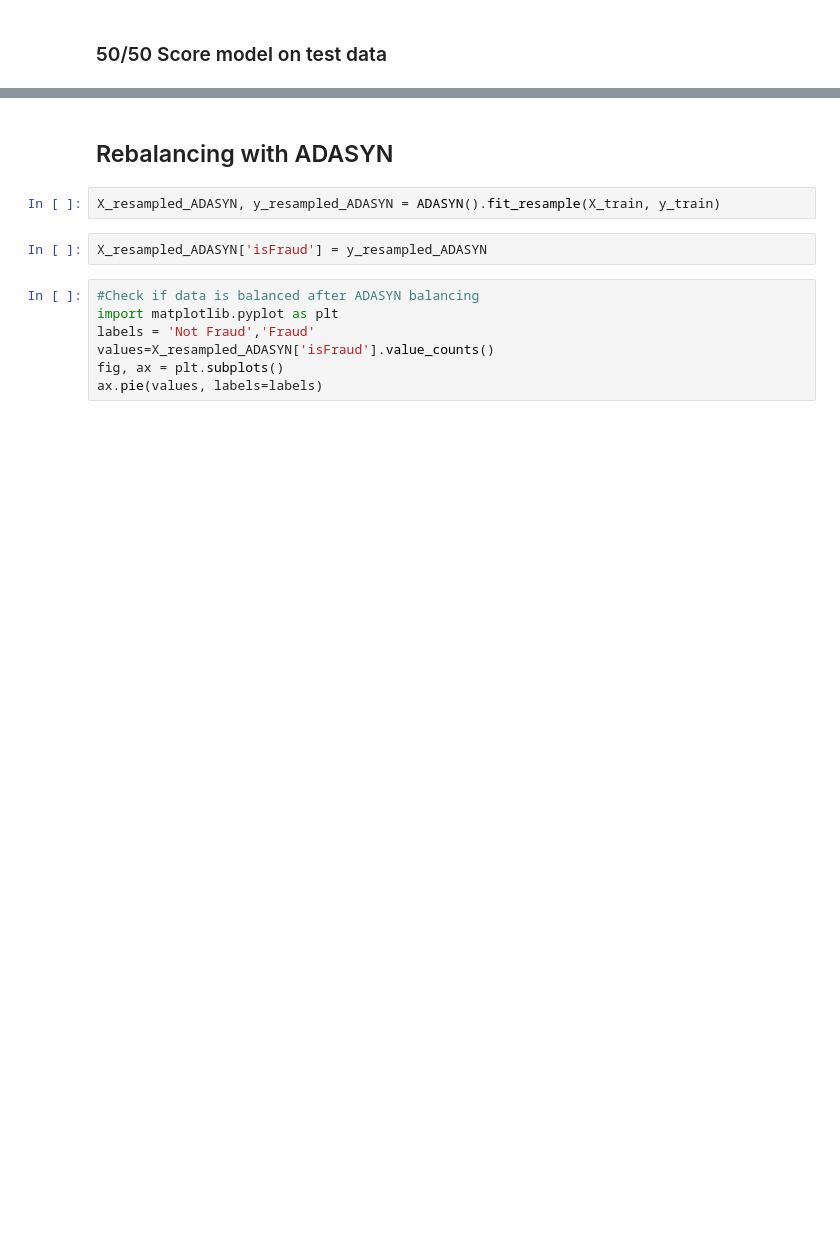
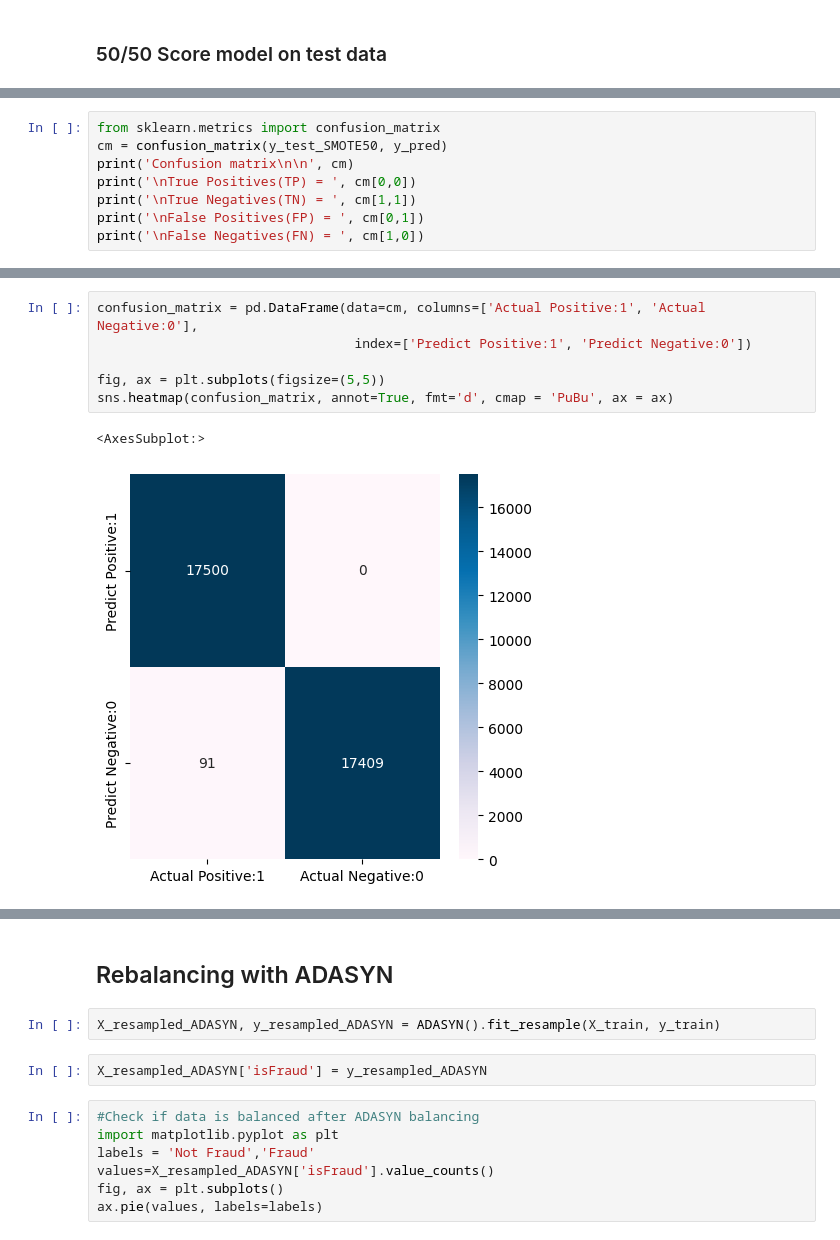
Before and after one commit to AlcaRmsp/the_laundromat, a Jupyter notebook: Data_Modelling_RFC_CJC.ipynb, the cells around one changed output, grey strips where cells are left out. Saved outputs shown, nothing was run; the diff lists cells and outputs as text; blank space fills up the shorter version.

Commit message:
Updated file: added accuracy and confusion matrix to see how many true fraudulent transactions are missed

```diff
--- a/Data_Modelling_RFC_CJC.ipynb
+++ b/Data_Modelling_RFC_CJC.ipynb
@@ -308,0 +325,8 @@ Recall: 0.9971428571428571
+# %%
+from sklearn.metrics import confusion_matrix
+cm = confusion_matrix(y_test_SMOTE50, y_pred)
+print('Confusion matrix\n\n', cm)
+print('\nTrue Positives(TP) = ', cm[0,0])
+print('\nTrue Negatives(TN) = ', cm[1,1])
+print('\nFalse Positives(FP) = ', cm[0,1])
+print('\nFalse Negatives(FN) = ', cm[1,0])
@@ -308,0 +346,9 @@ Recall: 0.9971428571428571
+# %%
+confusion_matrix = pd.DataFrame(data=cm, columns=['Actual Positive:1', 'Actual Negative:0'],
+                                 index=['Predict Positive:1', 'Predict Negative:0'])
+
+fig, ax = plt.subplots(figsize=(5,5))
+sns.heatmap(confusion_matrix, annot=True, fmt='d', cmap = 'PuBu', ax = ax)
+# %% [output]
+<AxesSubplot:>
+[figure, added]
```
Also changed, not shown: parts of 101 cells of this notebook.
